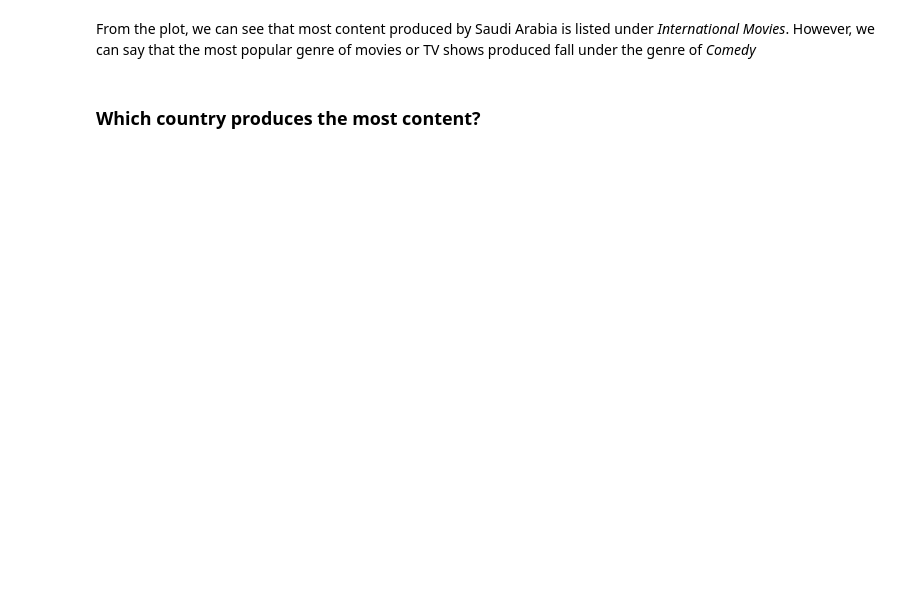
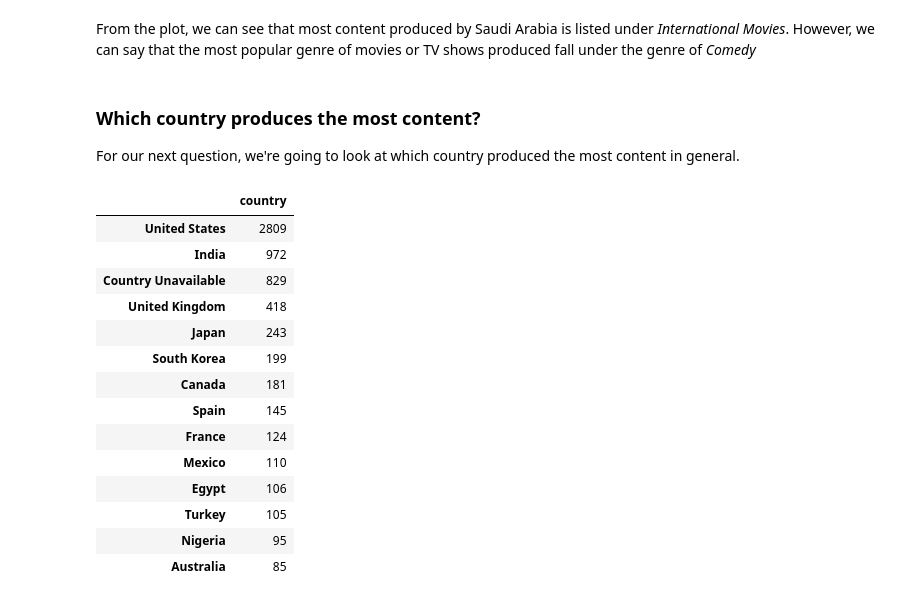
Before and after one commit to ayah-kamal/netflixmovieanalysis, a Jupyter notebook: netflixAnalysis.ipynb, the cells around one changed output. Cells and saved outputs as stored; diff of their text form; code cells hidden in the pictures; blank space fills up the shorter version.

```diff
--- a/netflixAnalysis.ipynb
+++ b/netflixAnalysis.ipynb
@@ -265,4 +265,27 @@ plt.show()
 # %% [markdown]
 From the plot, we can see that most content produced by Saudi Arabia is listed under *International Movies*. However, we can say that the most popular genre of movies or TV shows produced fall under the genre of *Comedy*
-# %% [markdown]
-### Which country produces the most content?
+# %% [markdown]
+### Which country produces the most content?
+
+For our next question, we're going to look at which country produced the most content in general.
+# %%
+country_count=netflix_df['country'].value_counts().sort_values(ascending=False)
+country_count=pd.DataFrame(country_count)
+topcountries=country_count[0:14]
+topcountries
+# %% [output]
+|  | country |
+| United States | 2809 |
+| India | 972 |
+| Country Unavailable | 829 |
+| United Kingdom | 418 |
+| Japan | 243 |
+| South Korea | 199 |
+| Canada | 181 |
+| Spain | 145 |
+| France | 124 |
+| Mexico | 110 |
+| Egypt | 106 |
+| Turkey | 105 |
+| Nigeria | 95 |
+| Australia | 85 |
```
Also changed, not shown: parts of 5 cells of this notebook.
